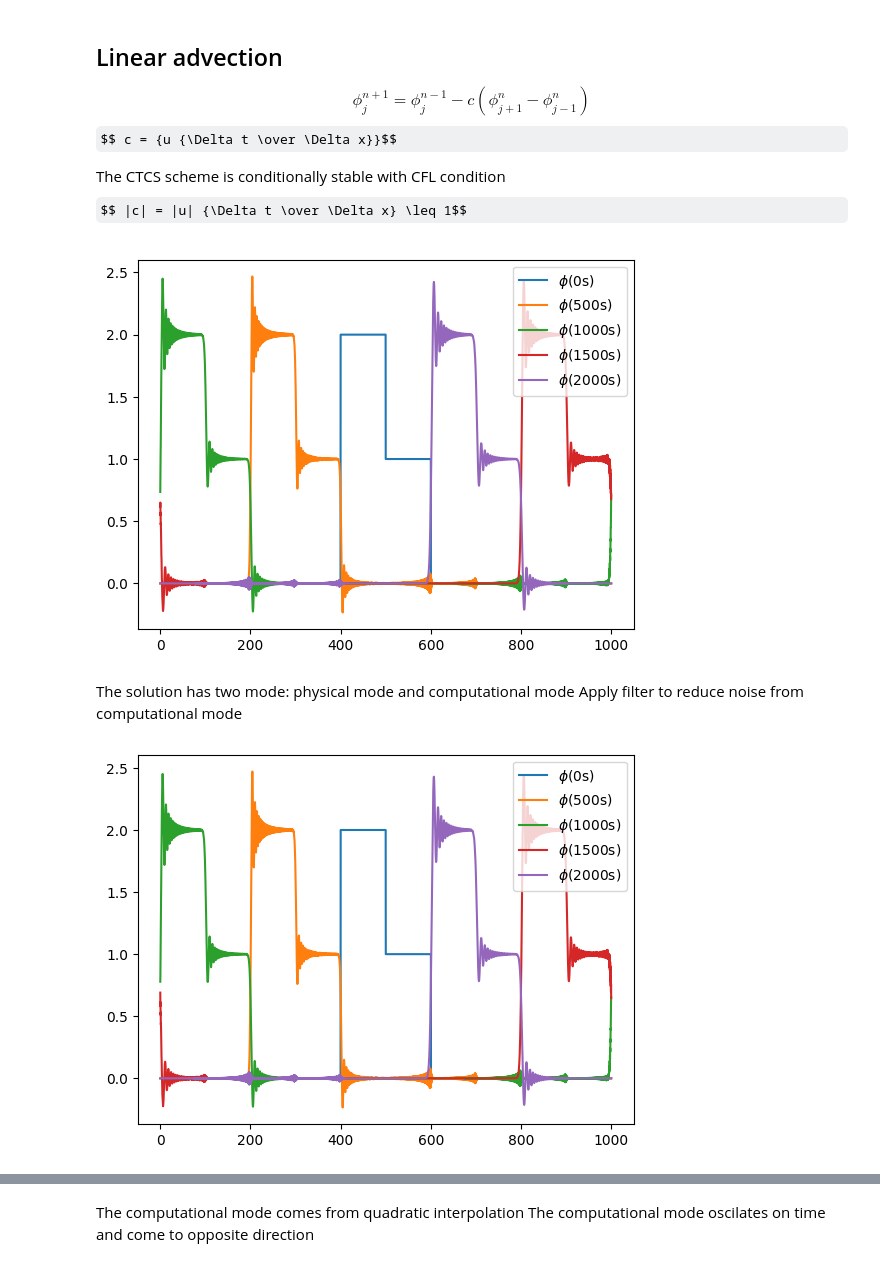
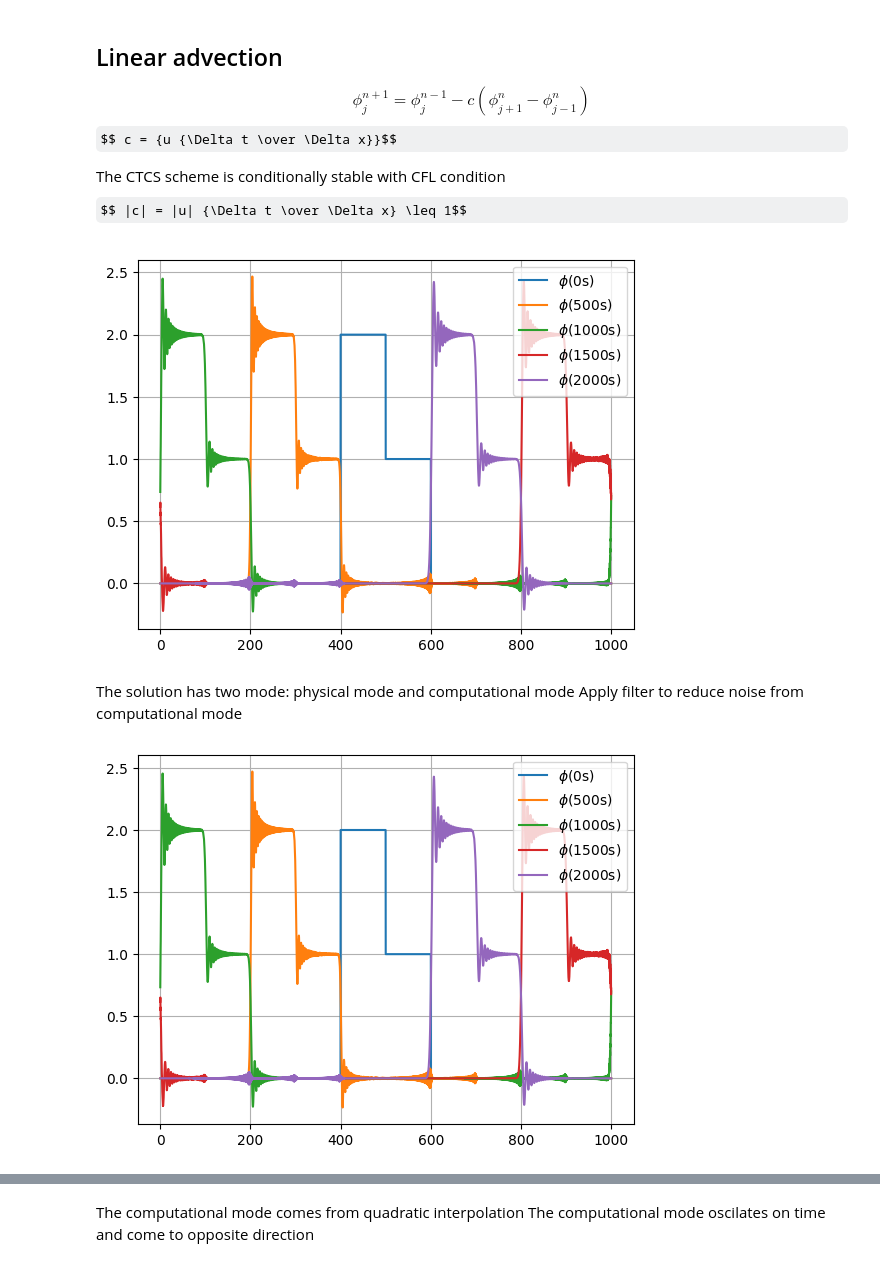
Before and after one commit to hnguyen-repos/numforGeosciences-ICTP, a Jupyter notebook: ex3-ctcs.ipynb, the cells around one changed output, grey strips where cells are left out. Drawn from its saved outputs; the diff is of its cells as text; code cells hidden in the pictures; some formulas as TeX source.

```diff
--- a/ex3-ctcs.ipynb
+++ b/ex3-ctcs.ipynb
@@ -9,67 +9,67 @@ $$ |c| = |u| {\Delta t \over \Delta x} \leq 1$$
 # %%
 import numpy as np
 import matplotlib.pyplot as plt
 
-# function
-
-def funcAdvec(x):
+# func
+def func(x):
     if x < 400 or x > 600:
         return 0.
     elif x < 500: return 2
     else: return 1
 
 # scheme
-def ftfs(y0, c):
+def ftfs(y0):
     return (1+c)*y0 - c*np.roll(y0, -1)
-def ftbs(y0, c):
+def ftbs(y0):
     return (1-c)*y0 + c*np.roll(y0, +1)
-def ctcs(y0, y1, c):
+def ctcs(y0, y1):
     return y0 - c*(np.roll(y1, -1) - np.roll(y1, +1))
 
 # filter
-def RAWfilter(y0, y1, y2, alpha, beta):
+def rafilter(y0, y1, y2):
+    d = alpha*(y0 - 2*y1 + y2)
+    return y1 + d, y2
+def rawfilter(y0, y1, y2):
     d = alpha*(y0 - 2*y1 + y2)
     return y1 + beta*d, y2 - (beta - 1)*d
-def RAfilter(y0, y1, y2, alpha):
-    d = alpha*(y0 - 2*y1 + y2)
-    return y1 + d, y2
 
-# loop
-def run(x0, y0, u, dt, dx, alpha, beta, tinterval, duration, filter):
+# main loop
+def run(x0, y0, filter):
     t = 0
-    c = u*dt/dx
-    # FTFS x FTBS CFL conditions
-    y1 = ftbs(y0, c) if u < 0 else ftbs(y0, c)
+    y1 = ftbs(y0) if u < 0 else ftfs(y0) #ftbs & ftbs
     plt.plot(x0, y0, label="$\phi$(" + str(int(np.floor(t))) + "s)")
     while t < duration:
         t = t + dt
-        y2 = ctcs(y0, y1, c)
-        if filter == "RAWfilter":
-            y0, y1 = RAWfilter(y0, y1, y2, alpha, beta)
-        else: y0, y1 = RAfilter(y0, y1, y2, alpha)
+        y2 = ctcs(y0, y1)
+        if filter == "rawfilter":
+            y0, y1 = rawfilter(y0, y1, y2)
+        else: y0, y1 = rafilter(y0, y1, y2)
         if t % tinterval < dt:
             plt.plot(x0, y2, label="$\phi$(" + str(int(np.floor(t))) + "s)")
     plt.legend()
+    plt.grid()
     plt.show()
 
-# declare vars
-dx = 0.25; dt = 0.1; u = -0.4
-tinterval = 500; duration = 2000
-alpha = 0.05; beta = 0.53
+# initial condition
+dx = 0.25; dt = 0.1; u = -0.4 # control vars
+c = u*dt/dx # auxiliary vars
+alpha = 0.05; beta = 0.53 # filter
+tinterval = 500; duration = 2000+10 # time
 x0 = np.arange(0, 1000+dx, dx)
-y0 = np.vectorize(funcAdvec)(x0)
+y0 = np.vectorize(func)(x0)
+
 # run
-run(x0, y0, u, dt, dx, alpha, beta, tinterval, duration, "RAfilter")
+run(x0, y0, "rafilter")
 # %% [output]
-[figure, old version]
+[figure, new version]
 # %% [markdown]
 The solution has two mode: physical mode and computational mode
 Apply filter to reduce noise from computational mode
 # %%
 # RAW filter
-run(x0, y0, u, dt, dx, alpha, beta, tinterval, tpoint, "RAWfilter")
+run(x0, y0, "rawfilter")
 # %% [output]
-[figure, old version]
+[figure, new version]
 # %%
 # RA filter
 alpha = 0.1; beta = 0.6
```
Also changed, not shown: parts of 2 cells of this notebook, 6 other files.
